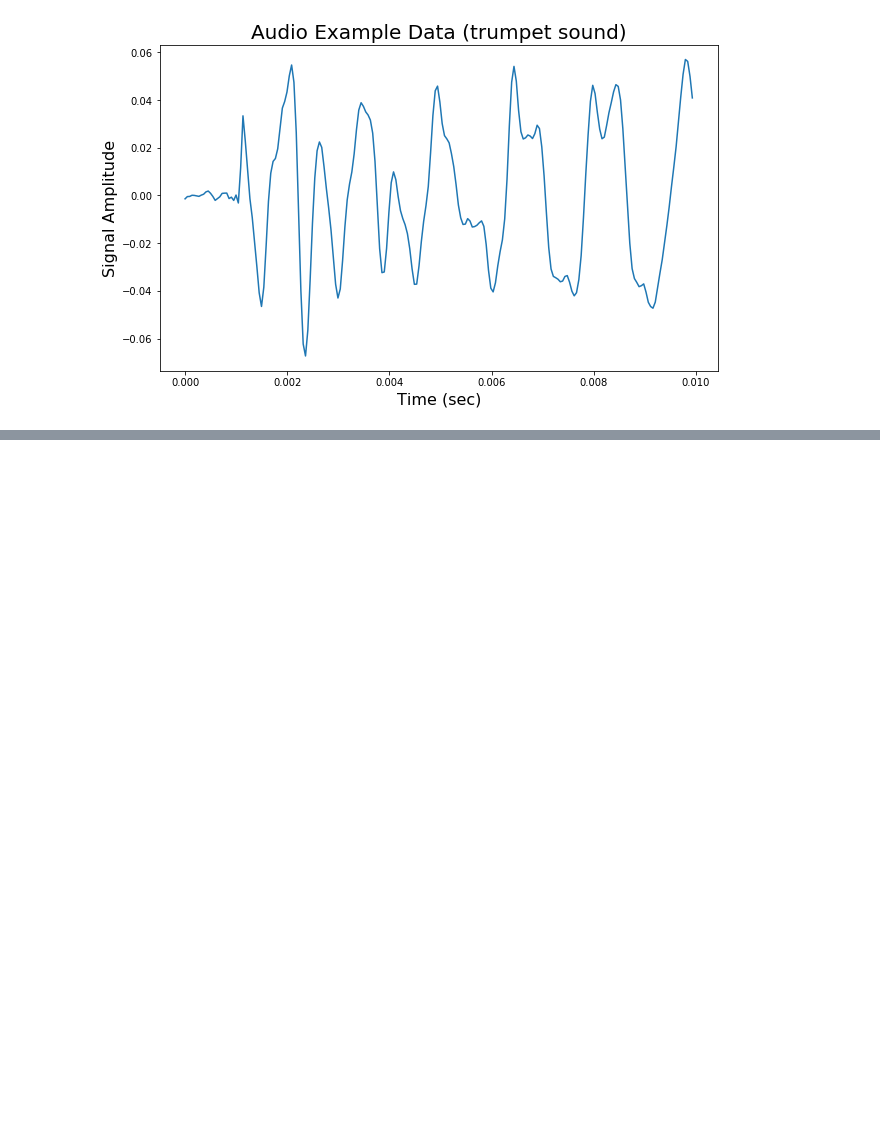
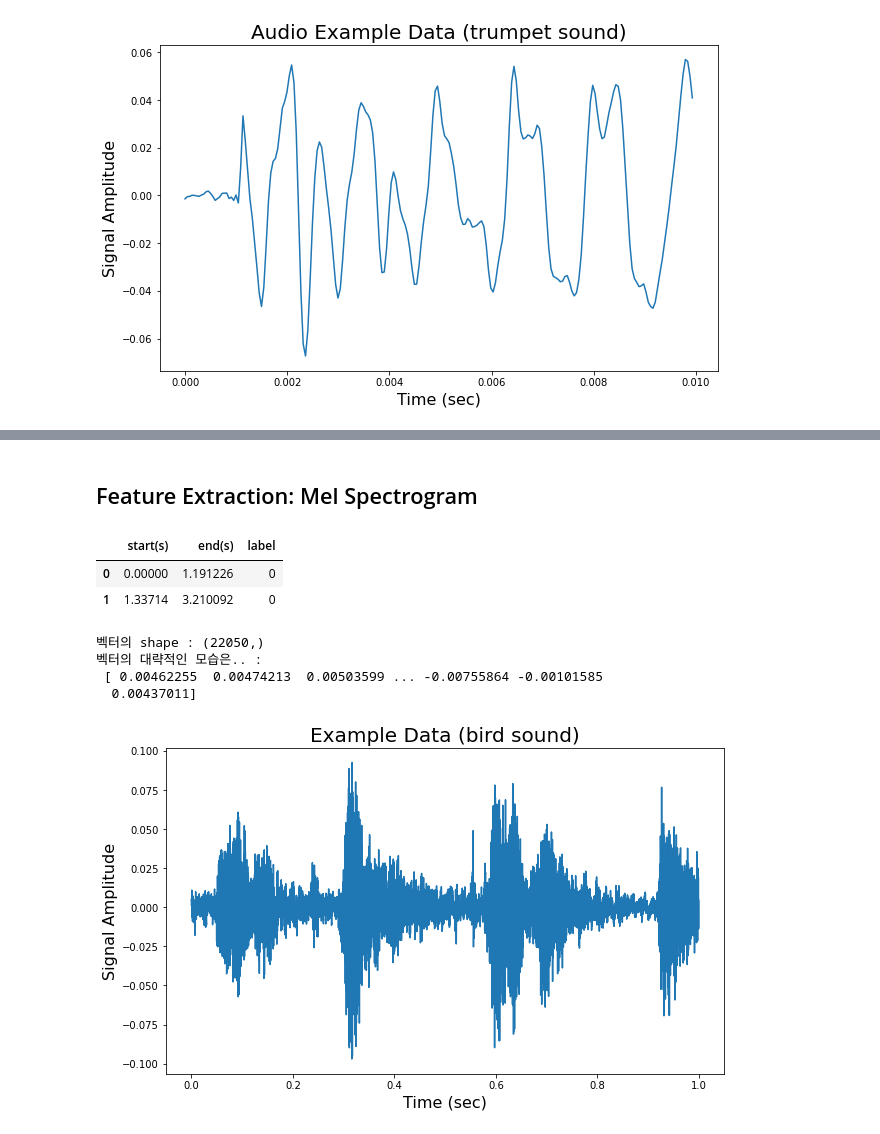
Before and after one commit to hunhoon21/deep-learning-with-project, a Jupyter notebook: scream_detection/example.ipynb, the cells around one changed output, grey strips where cells are left out. Drawn from its saved outputs; the diff is of its cells as text; code cells hidden in the pictures; blank space fills up the shorter version.

```diff
--- a/scream_detection/example.ipynb
+++ b/scream_detection/example.ipynb
@@ -89,0 +156,4 @@ sd.play(y)
+# %%
+for i in range(len(frame_vectors)):
+    print(f'{i}-th frame vector[:5] : {frame_vectors[i][:5]}')
+print(f'target_vectors : {target_vectors}')
@@ -89,0 +174,10 @@ sd.play(y)
+# %%
+current_idx = 0
+
+for i, (start, end, y) in example_label.iterrows():
+    for j in range(each_n_frames[i]):
+        start_idx = int((start + j * stride) * example_sr)
+        end_idx = start_idx + frame_size * example_sr
+        frame_vectors[current_idx] = example_audio[start_idx:end_idx]
+        target_vectors[current_idx] = y
+        current_idx += 1
@@ -89,0 +204,2 @@ sd.play(y)
+# %% [markdown]
+## Feature Extraction: Mel Spectrogram
@@ -89,0 +210,8 @@ sd.play(y)
+# %%
+example_label
+# %% [output]
+|  | start(s) | end(s) | label |
+| 0 | 0.00000 | 1.191226 | 0 |
+| 1 | 1.33714 | 3.210092 | 0 |
+# %%
+y = frame_vectors[1]
@@ -89,0 +220,21 @@ sd.play(y)
+# %%
+print(
+    f'벡터의 shape : {y.shape}\
+    \n벡터의 대략적인 모습은.. :\n {y}'
+)
+# %% [output]
+벡터의 shape : (22050,)
+벡터의 대략적인 모습은.. :
+ [ 0.00462255  0.00474213  0.00503599 ... -0.00755864 -0.00101585
+  0.00437011]
+# %%
+x = [t / example_sr for t in range(len(y))]
+# %%
+plt.figure(figsize=(10, 6))
+plt.plot(x, y)
+plt.title('Example Data (bird sound)', fontsize=20)
+plt.xlabel('Time (sec)', fontsize=16)
+plt.ylabel('Signal Amplitude', fontsize=16)
+plt.show()
+# %% [output]
+[figure, added]
```
Also changed, not shown: parts of 61 cells of this notebook.
